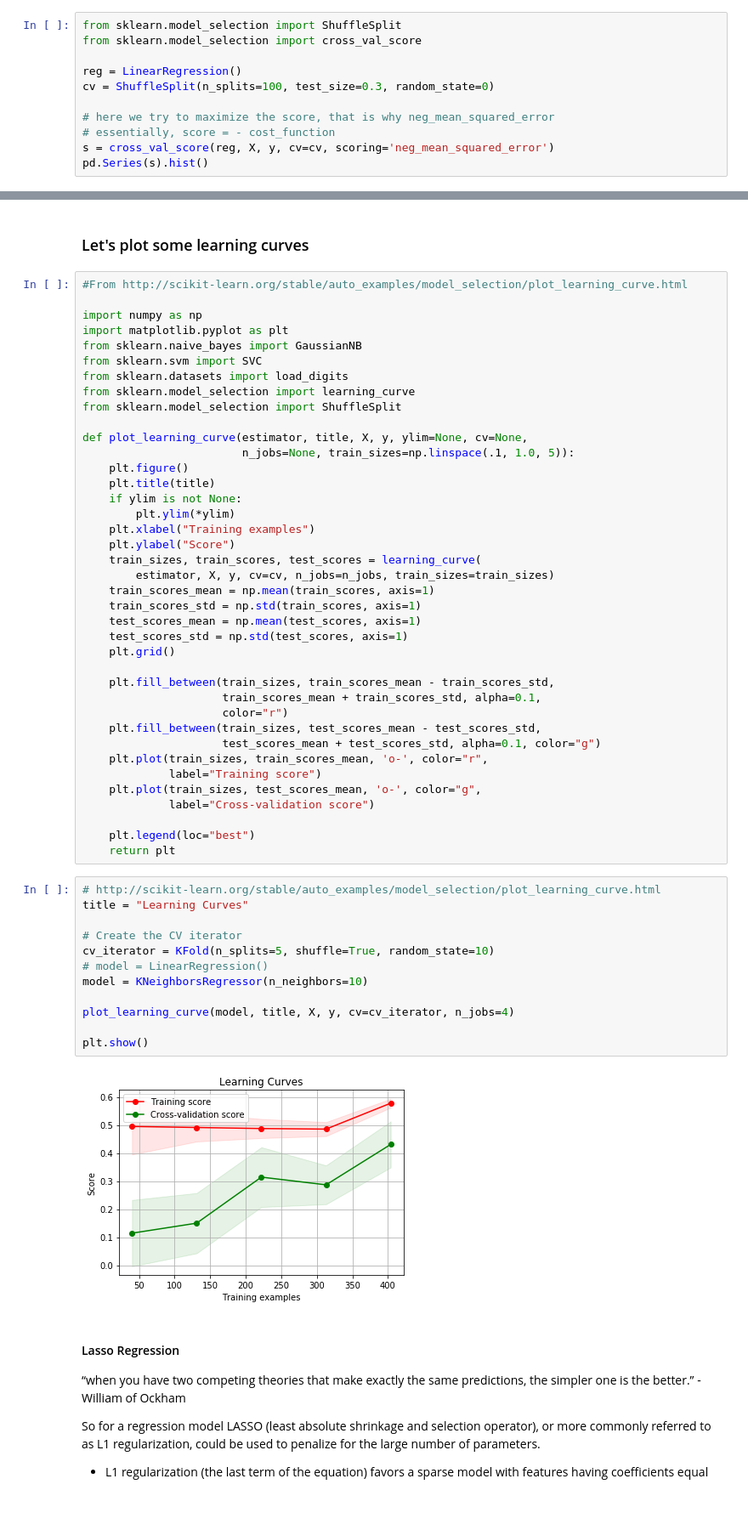
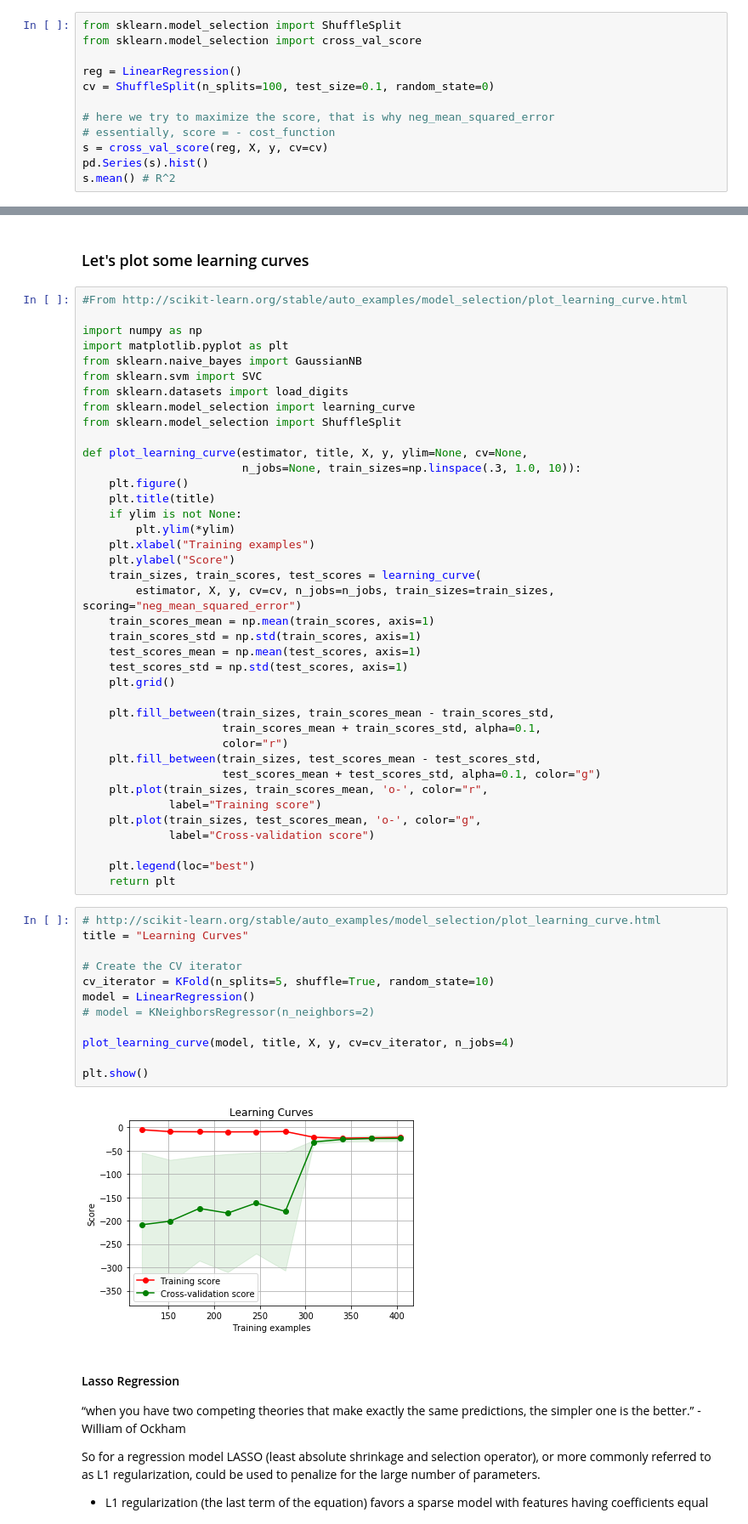
Before and after one commit to biof509/spring2019, a Jupyter notebook: docs/_downloads/Week5.ipynb, the cells around one changed output, grey strips where cells are left out. Shown: that part at 85% size. Cells and saved outputs as stored; diff of their text form.

```diff
--- a/docs/_downloads/Week5.ipynb
+++ b/docs/_downloads/Week5.ipynb
@@ -299,10 +307,11 @@ from sklearn.model_selection import ShuffleSplit
 from sklearn.model_selection import cross_val_score
 
 reg = LinearRegression()
-cv = ShuffleSplit(n_splits=100, test_size=0.3, random_state=0)
+cv = ShuffleSplit(n_splits=100, test_size=0.1, random_state=0)
 
 # here we try to maximize the score, that is why neg_mean_squared_error
 # essentially, score = - cost_function
-s = cross_val_score(reg, X, y, cv=cv, scoring='neg_mean_squared_error')
+s = cross_val_score(reg, X, y, cv=cv)
 pd.Series(s).hist()
+s.mean() # R^2
 # %% [output]
@@ -350,7 +359,7 @@ from sklearn.model_selection import learning_curve
 from sklearn.model_selection import ShuffleSplit
 
 def plot_learning_curve(estimator, title, X, y, ylim=None, cv=None,
-                        n_jobs=None, train_sizes=np.linspace(.1, 1.0, 5)):
+                        n_jobs=None, train_sizes=np.linspace(.3, 1.0, 10)):
     plt.figure()
     plt.title(title)
     if ylim is not None:
@@ -358,7 +367,7 @@ def plot_learning_curve(estimator, title, X, y, ylim=None, cv=None,
     plt.xlabel("Training examples")
     plt.ylabel("Score")
     train_sizes, train_scores, test_scores = learning_curve(
-        estimator, X, y, cv=cv, n_jobs=n_jobs, train_sizes=train_sizes)
+        estimator, X, y, cv=cv, n_jobs=n_jobs, train_sizes=train_sizes, scoring="neg_mean_squared_error")
     train_scores_mean = np.mean(train_scores, axis=1)
     train_scores_std = np.std(train_scores, axis=1)
     test_scores_mean = np.mean(test_scores, axis=1)
@@ -380,17 +389,17 @@ def plot_learning_curve(estimator, title, X, y, ylim=None, cv=None,
 # %%
 # http://scikit-learn.org/stable/auto_examples/model_selection/plot_learning_curve.html
 title = "Learning Curves"
 
 # Create the CV iterator
 cv_iterator = KFold(n_splits=5, shuffle=True, random_state=10)
-# model = LinearRegression()
-model = KNeighborsRegressor(n_neighbors=10)
+model = LinearRegression()
+# model = KNeighborsRegressor(n_neighbors=2)
 
 plot_learning_curve(model, title, X, y, cv=cv_iterator, n_jobs=4)
 
 plt.show()
 # %% [output]
-[figure, old version]
+[figure, new version]
 # %% [markdown]
 #### Lasso Regression
 
```
Also changed, not shown: parts of 27 cells of this notebook, 5 other files.
